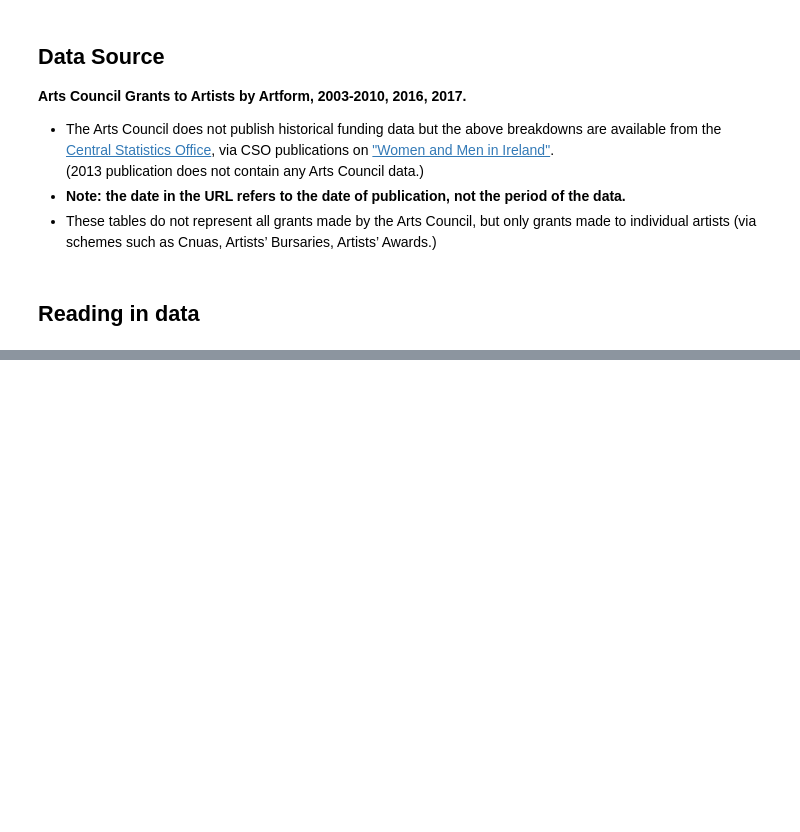
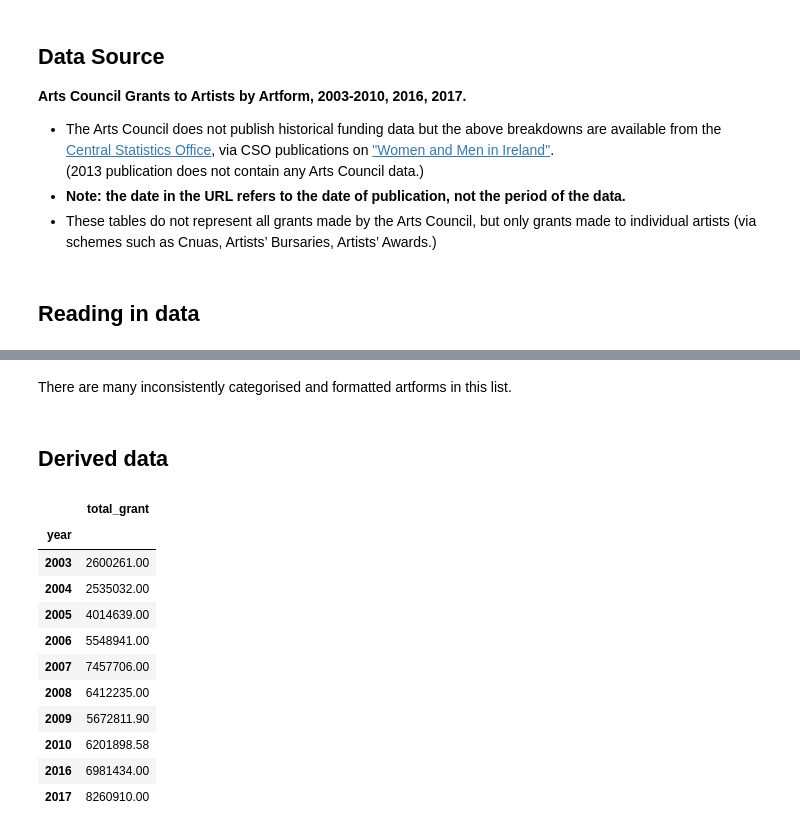
Before and after one commit to SuColl/programming-for-data-analytics, a Jupyter notebook: project/notebook.ipynb, the cells around one changed output, grey strips where cells are left out. Cells and saved outputs as stored; diff of their text form; code cells hidden in the pictures; blank space fills up the shorter version.

```diff
--- a/project/notebook.ipynb
+++ b/project/notebook.ipynb
@@ -115,0 +130,4 @@ dtype: float64
+# %% [markdown]
+There are many inconsistently categorised and formatted artforms in this list.
+# %% [markdown]
+## Derived data
@@ -115,0 +139,20 @@ dtype: float64
+# %%
+# Calculate the total of all grants awarded each year
+annual_total = pd.pivot_table(
+    df_all_years, values="total_grant", index = "year", aggfunc="sum")
+
+# Show result
+annual_total
+# %% [output]
+|  | total_grant |
+| year |  |
+| 2003 | 2600261.00 |
+| 2004 | 2535032.00 |
+| 2005 | 4014639.00 |
+| 2006 | 5548941.00 |
+| 2007 | 7457706.00 |
+| 2008 | 6412235.00 |
+| 2009 | 5672811.90 |
+| 2010 | 6201898.58 |
+| 2016 | 6981434.00 |
+| 2017 | 8260910.00 |
```
Also changed, not shown: parts of 16 cells of this notebook, 1 other file.
